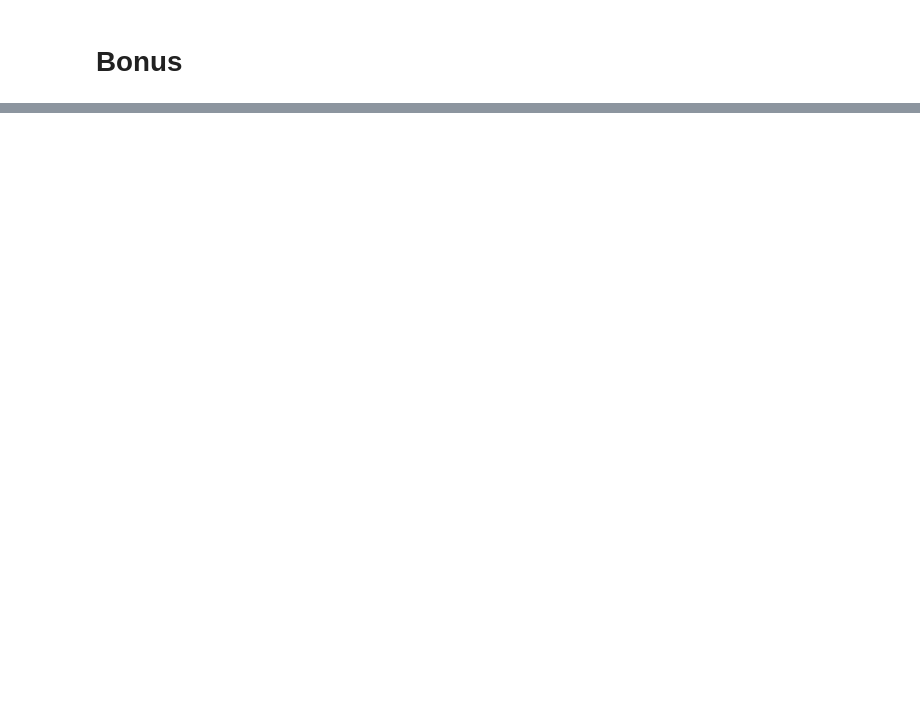
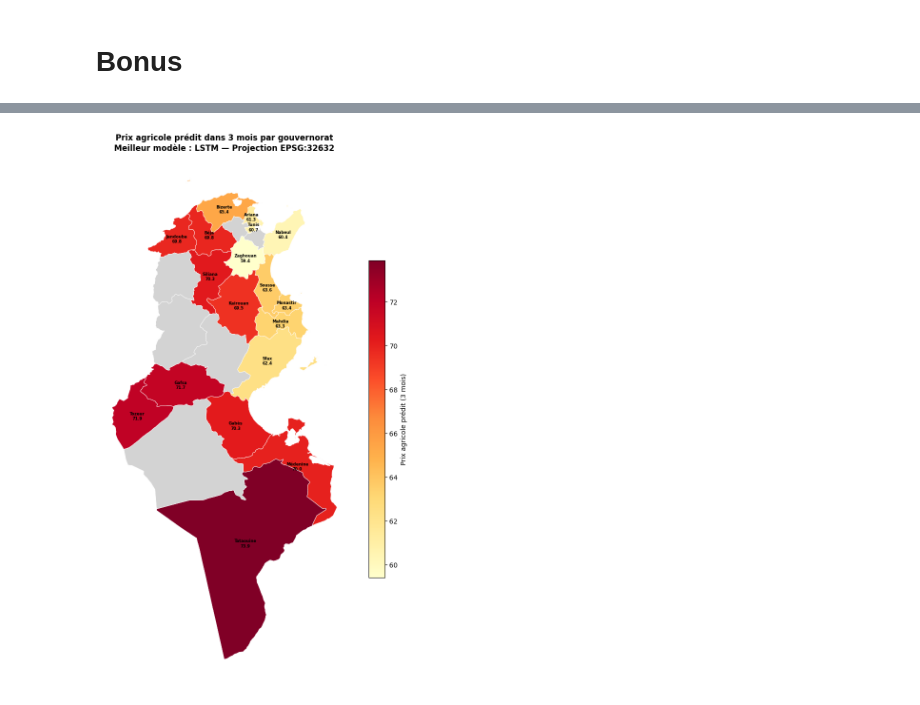
Before and after one commit to DeadlyTalha/project_prix_agricole, a Jupyter notebook: notebook.ipynb, the cells around one changed output, grey strips where cells are left out. Drawn from its saved outputs; the diff is of its cells as text; code cells hidden in the pictures; blank space fills up the shorter version.

```diff
--- a/notebook.ipynb
+++ b/notebook.ipynb
@@ -644,0 +549,41 @@ print("✅ Carte sauvegardée : carte_tunisie_agricole.png")
+# %%
+fig, ax = plt.subplots(figsize=(9, 12))
+
+gdf.plot(
+    column='lstm_moyen',
+    cmap='YlOrRd',
+    linewidth=0.6,
+    edgecolor='white',
+    legend=True,
+    legend_kwds={
+        'label': 'Prix agricole prédit (3 mois)',
+        'orientation': 'vertical',
+        'shrink': 0.6
+    },
+    ax=ax,
+    missing_kwds={'color': 'lightgrey'}
+)
+
+# Nom + valeur par gouvernorat
+for _, row in gdf.iterrows():
+    if row.geometry is not None and not pd.isna(row.get('lstm_moyen')):
+        centroid = row.geometry.centroid
+        ax.annotate(
+            f"{row['NAME_1']}\n{row['lstm_moyen']:.1f}",
+            xy=(centroid.x, centroid.y),
+            fontsize=6, ha='center', va='center',
+            color='black', fontweight='bold'
+        )
+
+ax.set_title(
+    'Prix agricole prédit dans 3 mois par gouvernorat\n'
+    'Meilleur modèle : LSTM — Projection EPSG:32632',
+    fontsize=12, fontweight='bold'
+)
+ax.set_axis_off()
+
+plt.tight_layout()
+plt.savefig('carte_lstm_tunisie.png', dpi=200, bbox_inches='tight')
+plt.show()
+# %% [output]
+[figure, added]
```
Also changed, not shown: parts of 10 cells of this notebook.
